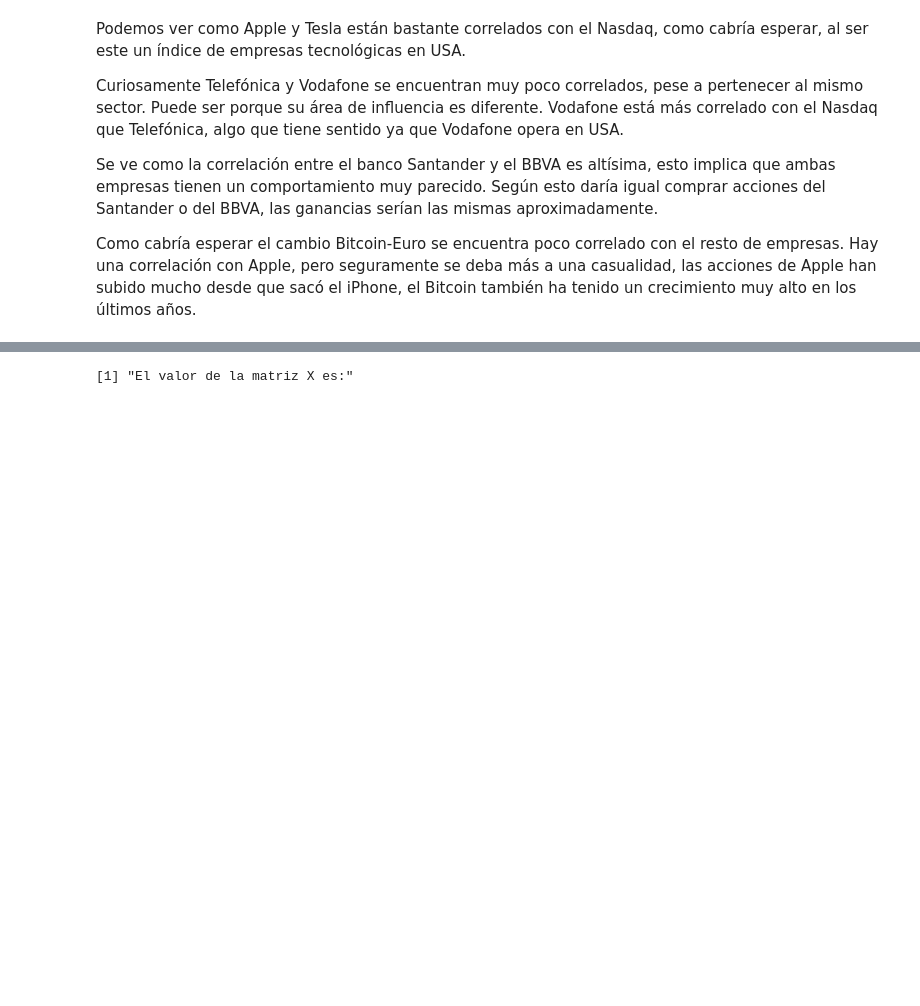
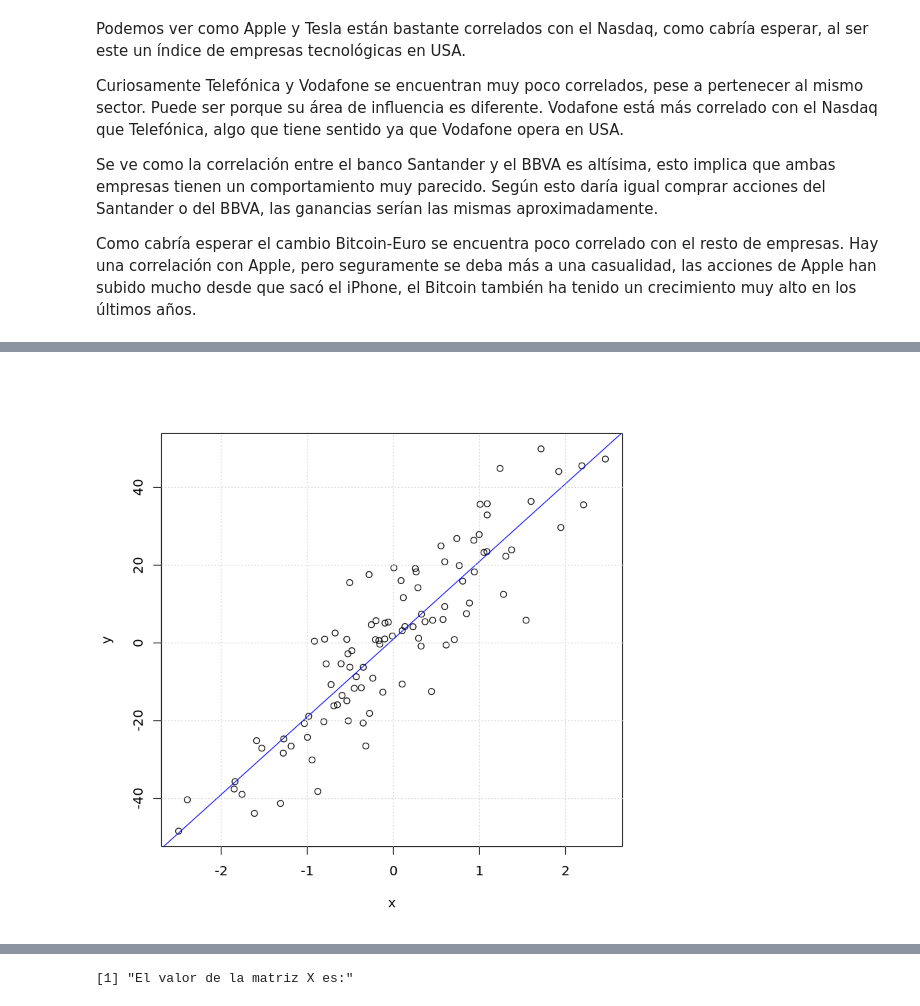
Before and after one commit to planga82/KeepCodingEstadisticaR, a Jupyter notebook: 5 - Relaciones entre variables.ipynb, the cells around one changed output, grey strips where cells are left out. Cells and saved outputs as stored; diff of their text form; code cells hidden in the pictures; blank space fills up the shorter version.

```diff
--- a/5 - Relaciones entre variables.ipynb
+++ b/5 - Relaciones entre variables.ipynb
@@ -232 +357,11 @@ Como cabría esperar el cambio Bitcoin-Euro se encuentra poco correlado con el r
+# %%
+n<-100
+x<-rnorm(n,sd=1)
+y<-20*x+1+rnorm(n,mean=1,sd=10)
+
+plot(x,y)
+abline(c(1,20),col="blue")
+grid()
+# %% [output]
+[figure, added]
 # %% [markdown]
```
Also changed, not shown: parts of 29 cells of this notebook, 6 other files.
